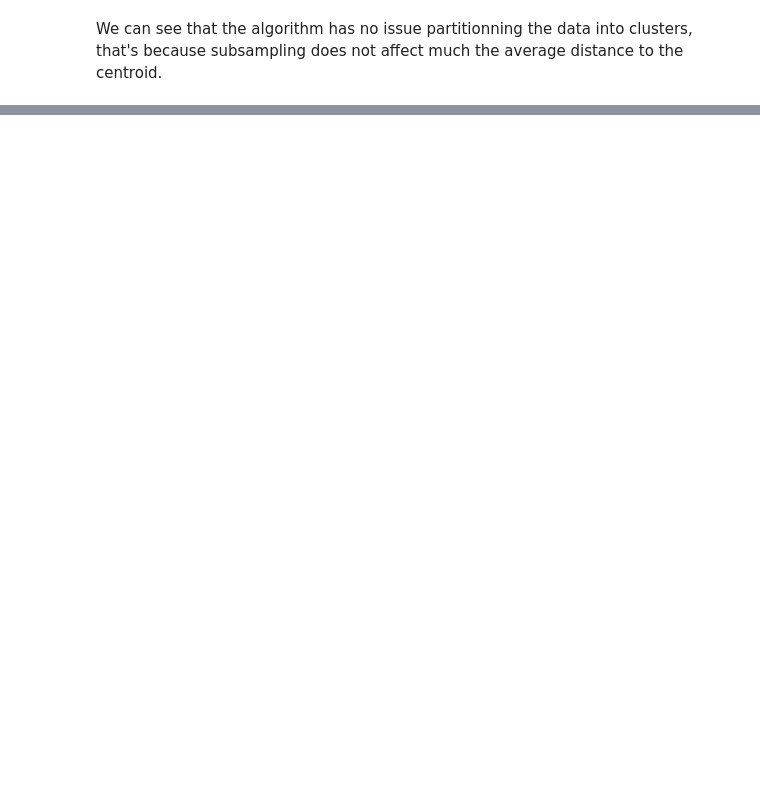
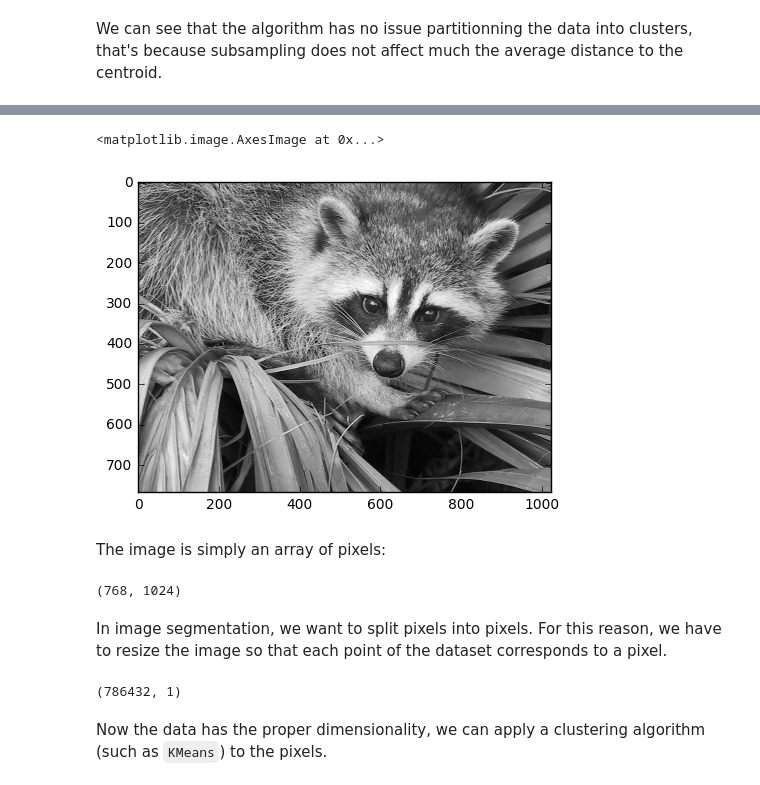
Before and after one commit to azubiolo/lectures, a Jupyter notebook: intro_ml/lab_4/clustering_lab.ipynb, the cells around one changed output, grey strips where cells are left out. Saved outputs shown, nothing was run; the diff lists cells and outputs as text; code cells hidden in the pictures; blank space fills up the shorter version.

Commit message:
modifying the lab 4 a bit, adding the kmeans_implementation file

```diff
--- a/intro_ml/lab_4/clustering_lab.ipynb
+++ b/intro_ml/lab_4/clustering_lab.ipynb
@@ -171,0 +177,22 @@ plt.title("Anisotropicly Distributed Blobs")
+# %%
+import scipy as sp
+face = sp.misc.face(gray=True)
+plt.imshow(face, cmap=plt.cm.gray)
+# %% [output]
+<matplotlib.image.AxesImage at 0x...>
+[figure, added]
+# %% [markdown]
+The image is simply an array of pixels:
+# %%
+face.shape
+# %% [output]
+(768, 1024)
+# %% [markdown]
+In image segmentation, we want to split pixels into pixels. For this reason, we have to resize the image so that each point of the dataset corresponds to a pixel.
+# %%
+X = np.reshape(face, (-1, 1))
+X.shape
+# %% [output]
+(786432, 1)
+# %% [markdown]
+Now the data has the proper dimensionality, we can apply a clustering algorithm (such as `KMeans`) to the pixels.
```
Also changed, not shown: parts of 20 cells of this notebook, 1 other file.
